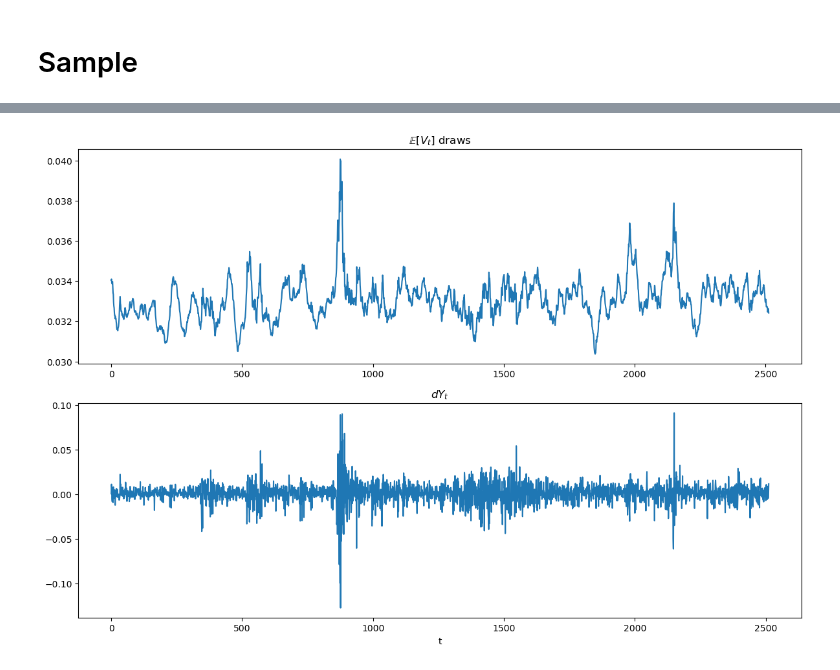
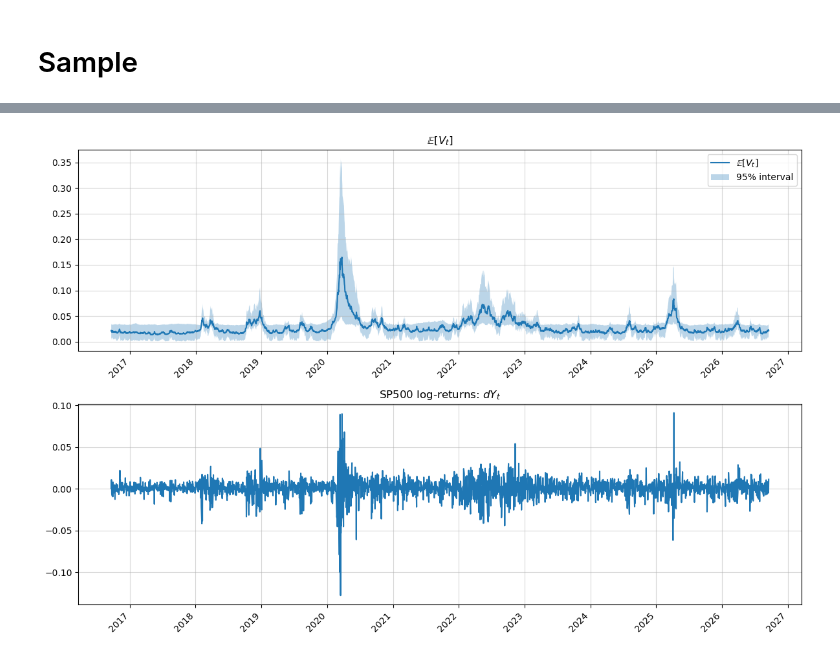
Before and after one commit to qxb650/MCSeminar, a Jupyter notebook: 02_cyclical_MCMC.ipynb, the cells around one changed output, grey strips where cells are left out. Cells and saved outputs as stored; diff of their text form; code cells hidden in the pictures.

```diff
--- a/02_cyclical_MCMC.ipynb
+++ b/02_cyclical_MCMC.ipynb
@@ -114 +123,3 @@ KeyboardInterrupt:
+# %%
+burnin = 100
 # %%
@@ -122,4 +146,4 @@ plot_Vts(draws, [100, 200, 300, 400, 500])
 # %%
-plot_VY(draws, Y)
+plot_VY(draws, Y, SP500_df.index, burnin=burnin)
 # %% [output]
-[figure, old version]
+[figure, new version]
```
Also changed, not shown: parts of 10 cells of this notebook, 2 other files.
